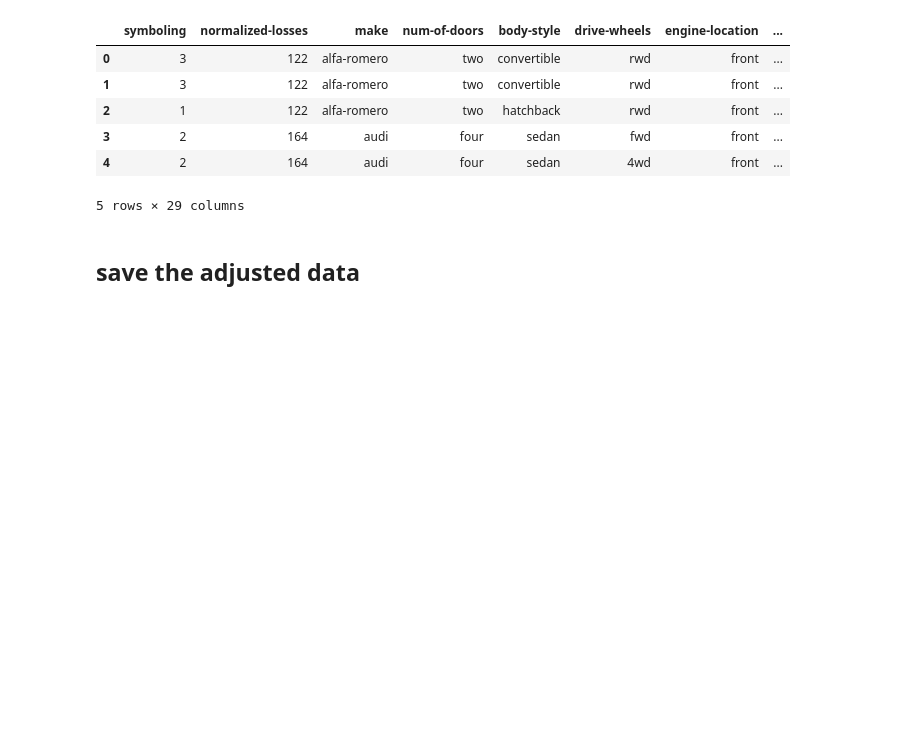
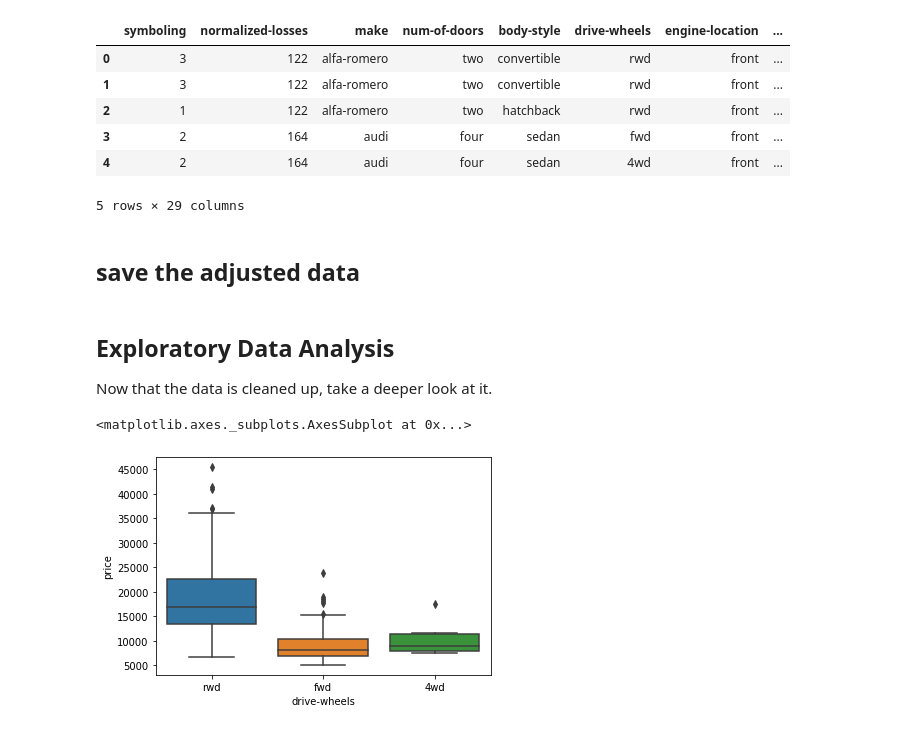
Before and after one commit to JeffBohn/notebooks, a Jupyter notebook: NotesDataAnalysis.ipynb, the cells around one changed output. Cells and saved outputs as stored; diff of their text form; code cells hidden in the pictures; blank space fills up the shorter version.

Commit message:
adding data analysis
more notes

```diff
--- a/NotesDataAnalysis.ipynb
+++ b/NotesDataAnalysis.ipynb
@@ -396,3 +436,13 @@ df.head()
 #Not actually saving it, to avoid cluttering up the notebook folder.
 
 #df.to_csv("automobile.csv", index=False)
+# %% [markdown]
+<h2>Exploratory Data Analysis</h2>
+Now that the data is cleaned up, take a deeper look at it.
+# %%
+#Box plots
+#Distribution of categories in relation of another value
+sns.boxplot(x="drive-wheels",y="price",data=df)
+# %% [output]
+<matplotlib.axes._subplots.AxesSubplot at 0x...>
+[figure, added]
```
Also changed, not shown: parts of 27 cells of this notebook.
